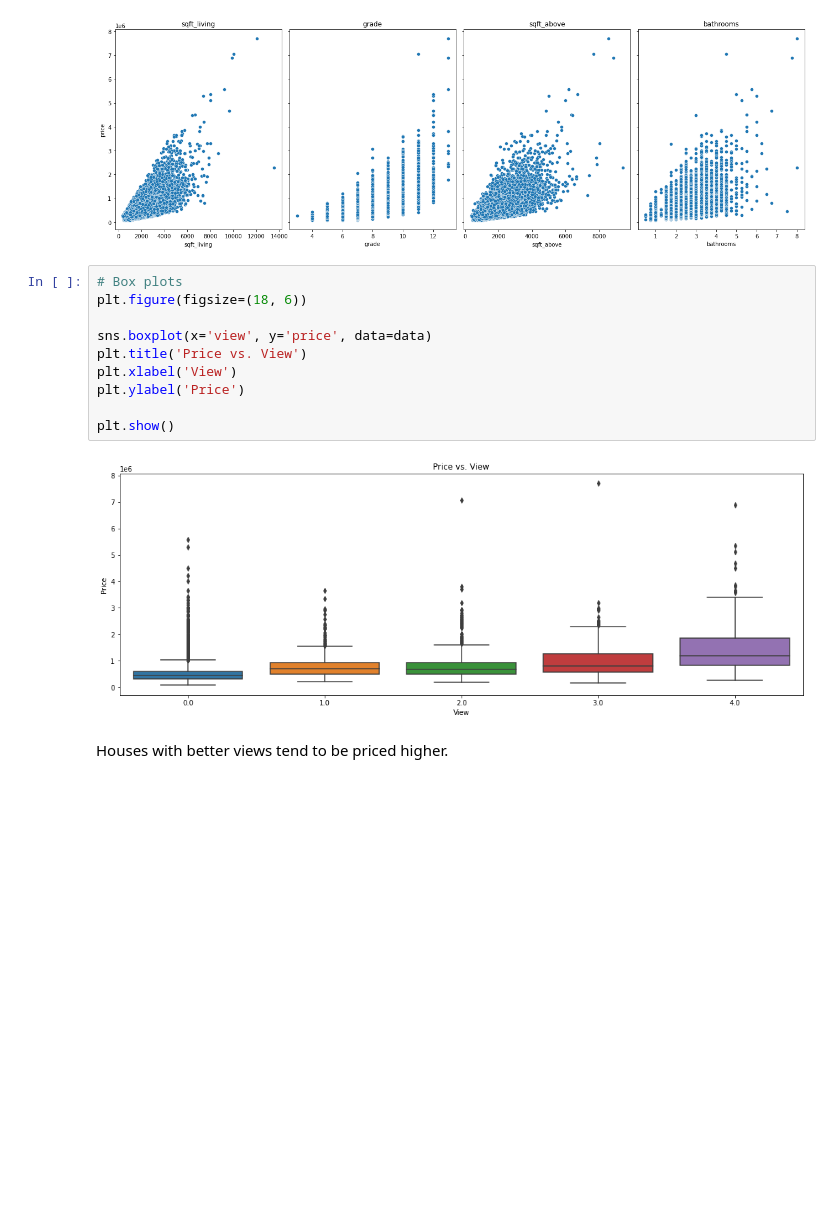
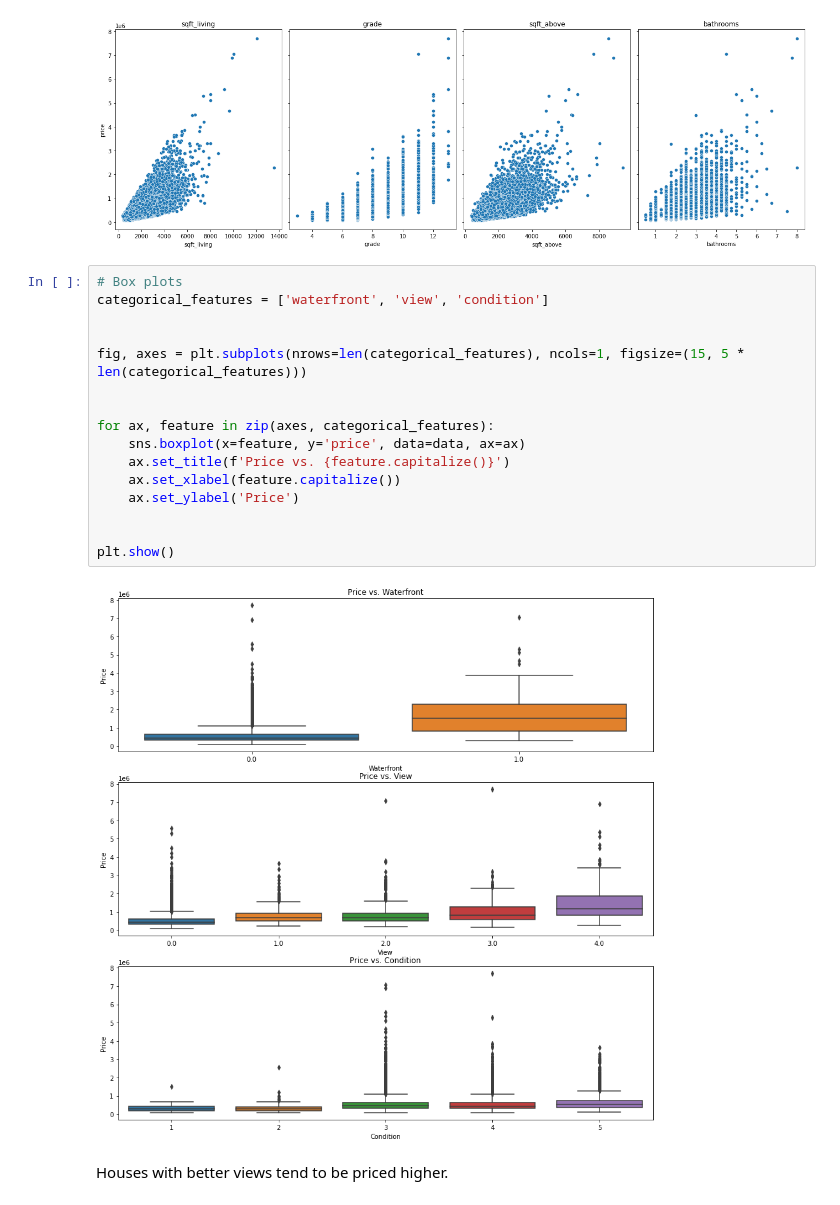
Before and after one commit to wambuiGicheha/Regression_Project, a Jupyter notebook: Data/dave.ipynb, the cells around one changed output. Cells and saved outputs as stored; diff of their text form; blank space fills up the shorter version.

```diff
--- a/Data/dave.ipynb
+++ b/Data/dave.ipynb
@@ -258,18 +306,24 @@ plt.tight_layout()
 plt.show()
 # %% [output]
 [figure]
-# %%
-# Box plots
-plt.figure(figsize=(18, 6))
-
-sns.boxplot(x='view', y='price', data=data)
-plt.title('Price vs. View')
-plt.xlabel('View')
-plt.ylabel('Price')
-
-plt.show()
-# %% [output]
-[figure, removed]
+# %%
+# Box plots
+categorical_features = ['waterfront', 'view', 'condition']
+
+
+fig, axes = plt.subplots(nrows=len(categorical_features), ncols=1, figsize=(15, 5 * len(categorical_features)))
+
+
+for ax, feature in zip(axes, categorical_features):
+    sns.boxplot(x=feature, y='price', data=data, ax=ax)
+    ax.set_title(f'Price vs. {feature.capitalize()}')
+    ax.set_xlabel(feature.capitalize())
+    ax.set_ylabel('Price')
+
+
+plt.show()
+# %% [output]
+[figure, added]
 # %% [markdown]
 Houses with better views tend to be priced higher.
 # %% [markdown]
```
Also changed, not shown: parts of 27 cells of this notebook.
